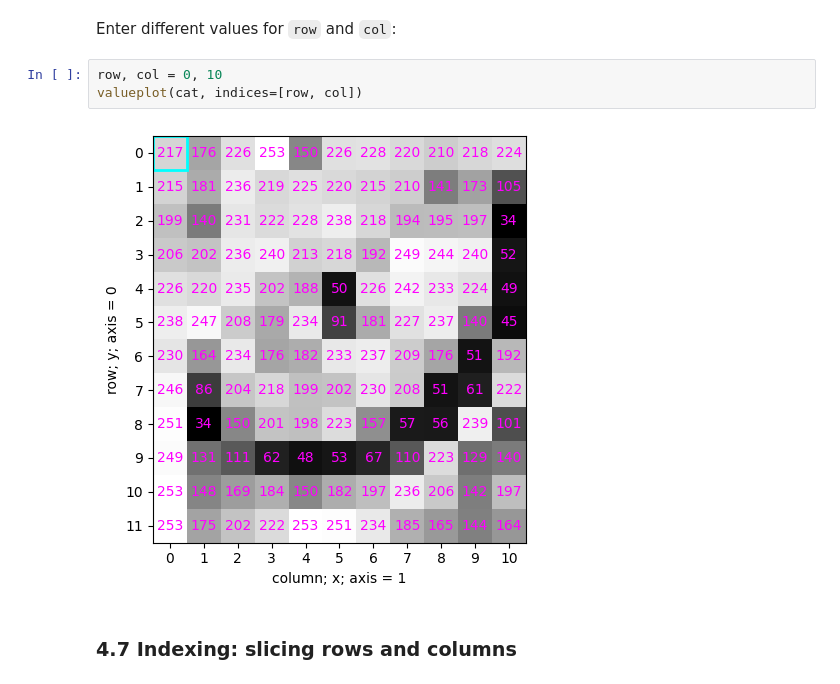
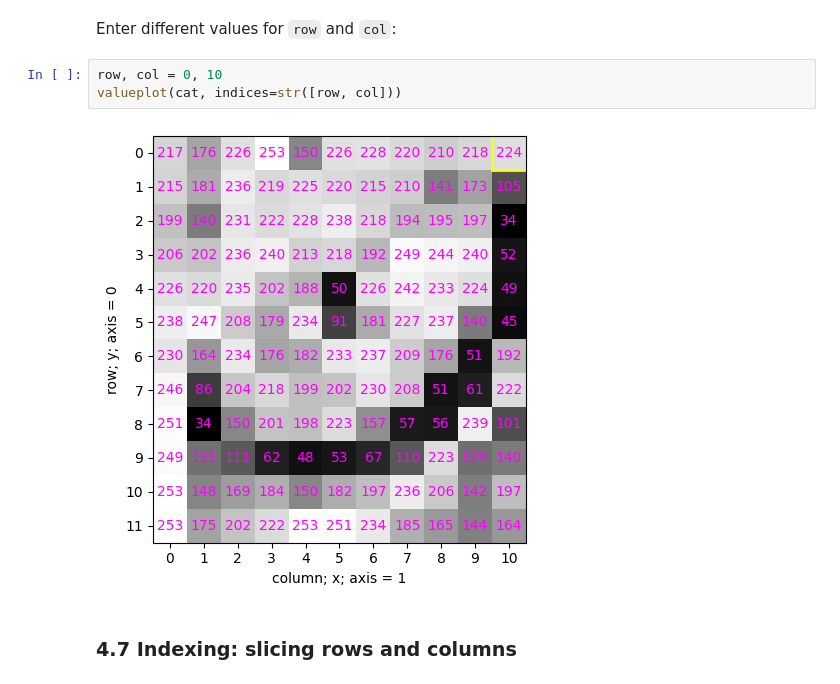
Before and after one commit to tlambert03/bobiac, a Jupyter notebook: content/04_digital_images_intro/python_for_bioimage_analysis.ipynb, the cells around one changed output. Saved outputs shown, nothing was run; the diff lists cells and outputs as text.

````diff
--- a/content/04_digital_images_intro/python_for_bioimage_analysis.ipynb
+++ b/content/04_digital_images_intro/python_for_bioimage_analysis.ipynb
@@ -294,9 +392,9 @@ print(cat[row, col])
 Enter different values for ```row``` and ```col```:
 # %%
 row, col = 0, 10
-valueplot(cat, indices=[row, col])
+valueplot(cat, indices=str([row, col]))
 # %% [output]
-[figure, old version]
+[figure, new version]
 # %% [markdown]
 ### 4.7 Indexing: slicing rows and columns
 # %% [markdown]
````
Also changed, not shown: parts of 82 cells of this notebook, 1 other file.
